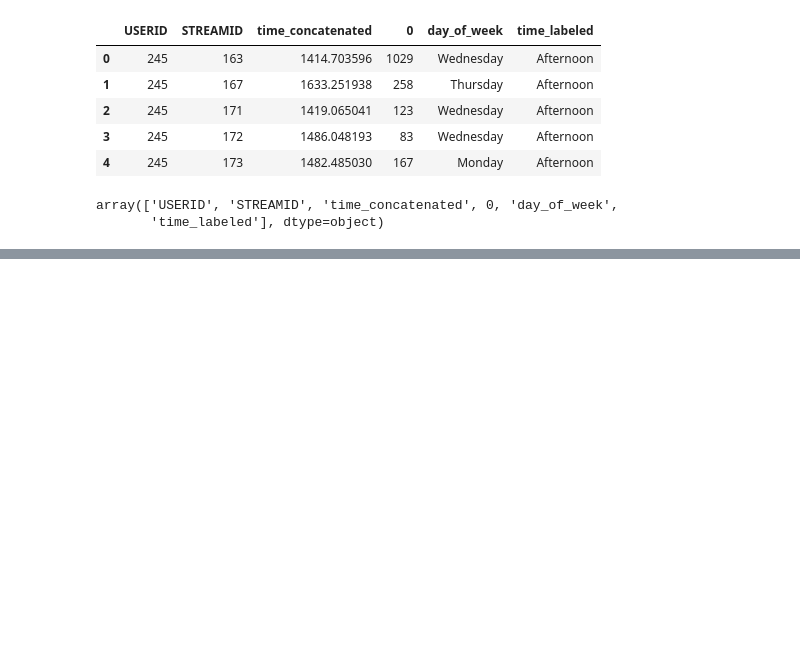
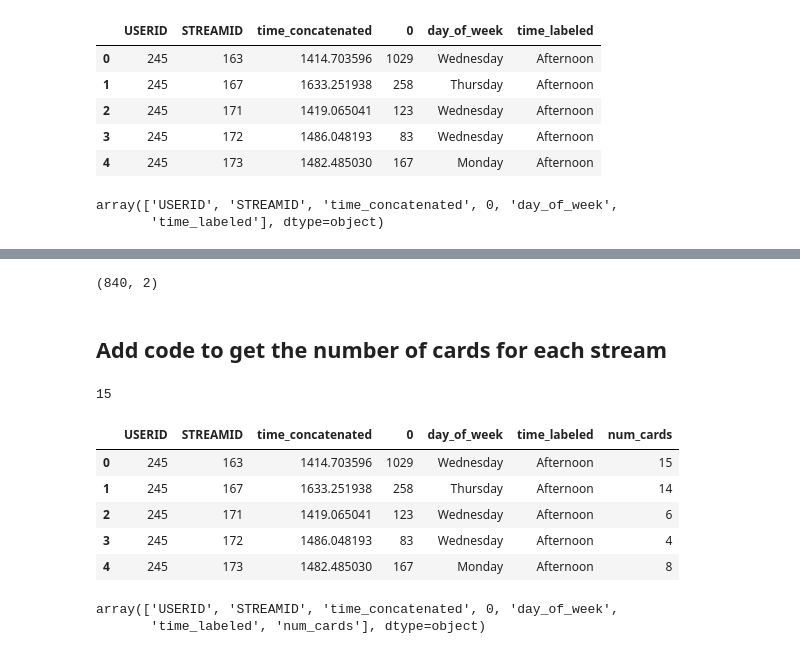
Before and after one commit to ace-racer/ContextualRecommender, a Jupyter notebook: hybird_recommender/exploration/Process raw stream views.ipynb, the cells around one changed output, grey strips where cells are left out. Saved outputs shown, nothing was run; the diff lists cells and outputs as text; code cells hidden in the pictures; blank space fills up the shorter version.

Commit message:
Add code to generate user views per stream with aggregations

```diff
--- a/hybird_recommender/exploration/Process raw stream views.ipynb
+++ b/hybird_recommender/exploration/Process raw stream views.ipynb
@@ -265,0 +268,3 @@ array(['USERID', 'STREAMID', 'time_concatenated', 0, 'day_of_week',
+# %%
+stream_cards_df = pd.read_csv("../data/stream_cards.csv", header=0, encoding="ISO-8859-1")
+stream_cards_df.head()
@@ -265,0 +278,3 @@ array(['USERID', 'STREAMID', 'time_concatenated', 0, 'day_of_week',
+# %%
+stream_cards_grouped_df = stream_cards_df.groupby(["STREAMID"]).size().reset_index()
+stream_cards_grouped_df.head()
@@ -266,2 +288,35 @@ array(['USERID', 'STREAMID', 'time_concatenated', 0, 'day_of_week',
+# %%
+stream_cards_values = stream_cards_grouped_df.values
+stream_cards_values.shape
+# %% [output]
+(840, 2)
+# %%
+stream_cards_grouped_df.columns = ["STREAMID", "num_cards"]
+# %% [markdown]
+## Add code to get the number of cards for each stream
+# %%
+def get_num_cards_for_stream(stream_id):
+    stream_df = stream_cards_grouped_df[stream_cards_grouped_df["STREAMID"] == stream_id]
+    if stream_df.empty:
+        return 1
+    else:
+        return stream_cards_grouped_df[stream_cards_grouped_df["STREAMID"] == stream_id]["num_cards"].values[0]
+# %%
+get_num_cards_for_stream(163)
+# %% [output]
+15
+# %%
+stream_views_grouped_df["num_cards"] = stream_views_grouped_df["STREAMID"].apply(get_num_cards_for_stream)
+stream_views_grouped_df.head()
+# %% [output]
+|  | USERID | STREAMID | time_concatenated | 0 | day_of_week | time_labeled | num_cards |
+| 0 | 245 | 163 | 1414.703596 | 1029 | Wednesday | Afternoon | 15 |
+| 1 | 245 | 167 | 1633.251938 | 258 | Thursday | Afternoon | 14 |
+| 2 | 245 | 171 | 1419.065041 | 123 | Wednesday | Afternoon | 6 |
+| 3 | 245 | 172 | 1486.048193 | 83 | Wednesday | Afternoon | 4 |
+| 4 | 245 | 173 | 1482.485030 | 167 | Monday | Afternoon | 8 |
 # %%
-stream_views_grouped_df.columns.values[3] = "num_views"
+stream_views_grouped_df.columns.values
+# %% [output]
+array(['USERID', 'STREAMID', 'time_concatenated', 0, 'day_of_week',
+       'time_labeled', 'num_cards'], dtype=object)
```
Also changed, not shown: parts of 8 cells of this notebook, 1 other file.
